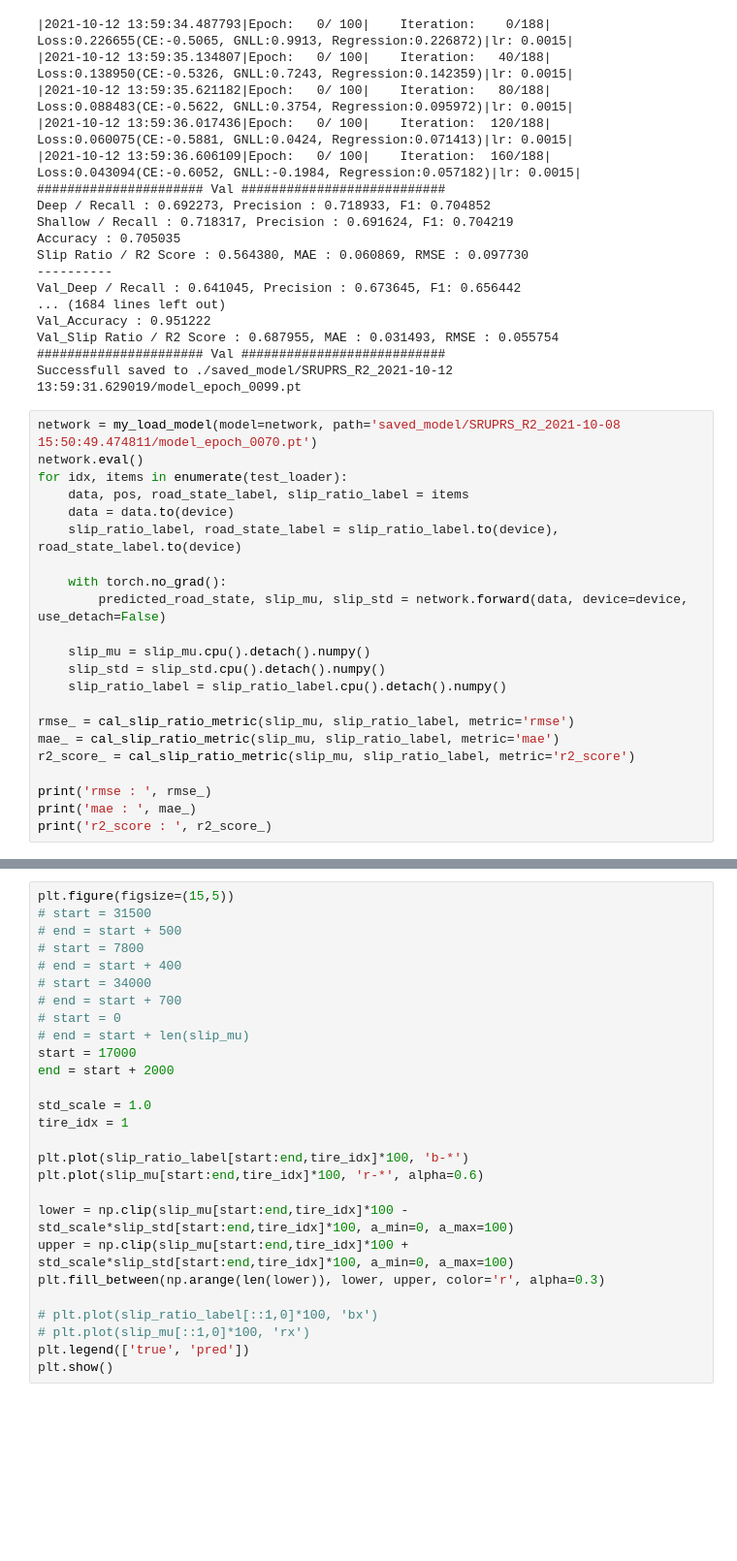
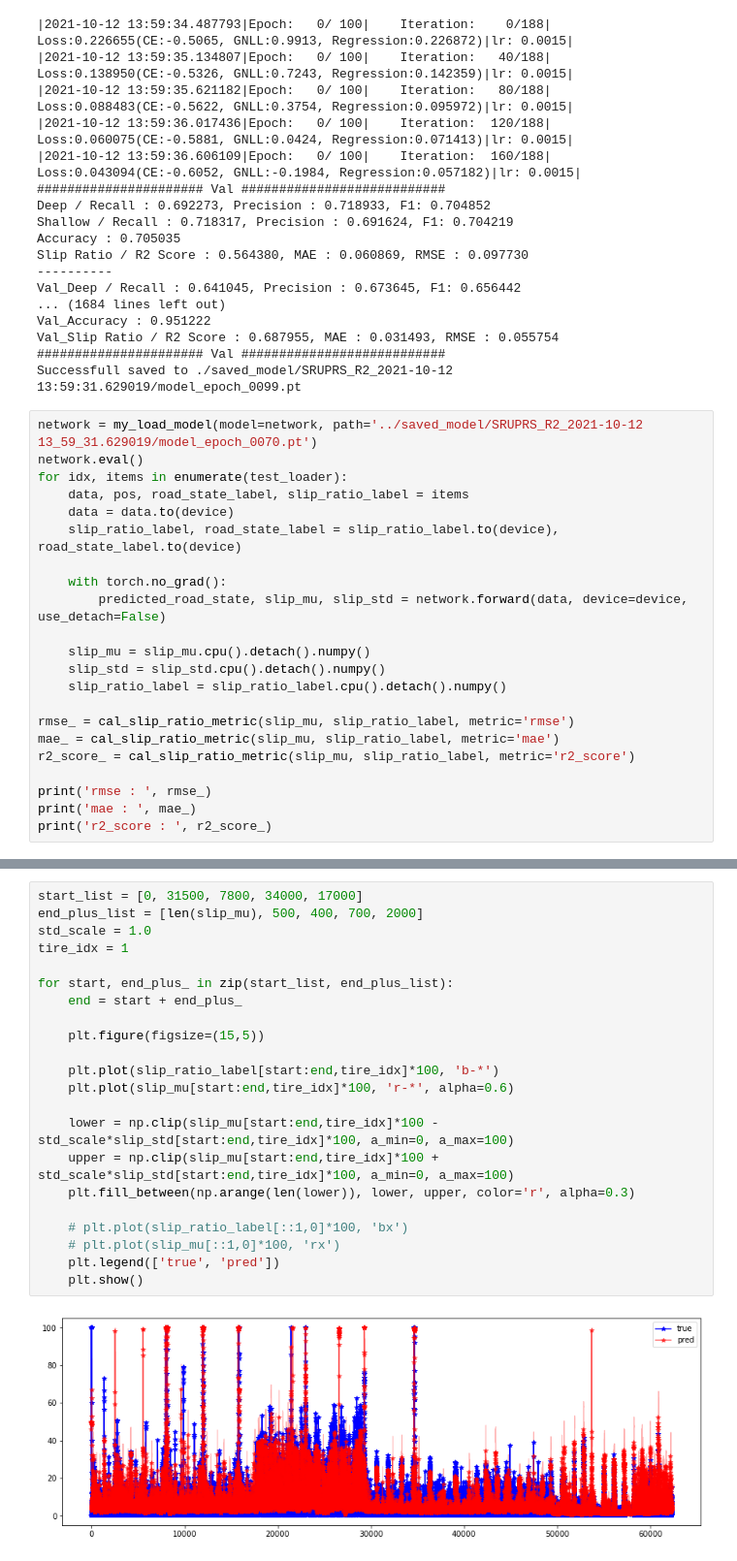
Before and after one commit to SKSKSK94/stuck-prediction, a Jupyter notebook: src/main.ipynb, the cells around one changed output, grey strips where cells are left out. Shown: that part at 97% size. Saved outputs shown, nothing was run; the diff lists cells and outputs as text; blank space fills up the shorter version.

```diff
--- a/src/main.ipynb
+++ b/src/main.ipynb
@@ -265,7 +265,7 @@ Val_Slip Ratio / R2 Score : 0.687955, MAE : 0.031493, RMSE : 0.055754
 ###################### Val ###########################
 Successfull saved to ./saved_model/SRUPRS_R2_2021-10-12 13:59:31.629019/model_epoch_0099.pt
 # %%
-network = my_load_model(model=network, path='saved_model/SRUPRS_R2_2021-10-08 15:50:49.474811/model_epoch_0070.pt')
+network = my_load_model(model=network, path='../saved_model/SRUPRS_R2_2021-10-12 13_59_31.629019/model_epoch_0070.pt')
 network.eval()
 for idx, items in enumerate(test_loader):
     data, pos, road_state_label, slip_ratio_label = items
@@ -289,27 +294,24 @@ print('r2_score : ', r2_score_)
 # %%
-plt.figure(figsize=(15,5))
-# start = 31500
-# end = start + 500
-# start = 7800
-# end = start + 400
-# start = 34000
-# end = start + 700
-# start = 0
-# end = start + len(slip_mu)
-start = 17000
-end = start + 2000
-
+start_list = [0, 31500, 7800, 34000, 17000]
+end_plus_list = [len(slip_mu), 500, 400, 700, 2000]
 std_scale = 1.0
 tire_idx = 1
 
-plt.plot(slip_ratio_label[start:end,tire_idx]*100, 'b-*')
-plt.plot(slip_mu[start:end,tire_idx]*100, 'r-*', alpha=0.6)
+for start, end_plus_ in zip(start_list, end_plus_list):
+    end = start + end_plus_
 
-lower = np.clip(slip_mu[start:end,tire_idx]*100 - std_scale*slip_std[start:end,tire_idx]*100, a_min=0, a_max=100)
-upper = np.clip(slip_mu[start:end,tire_idx]*100 + std_scale*slip_std[start:end,tire_idx]*100, a_min=0, a_max=100)
-plt.fill_between(np.arange(len(lower)), lower, upper, color='r', alpha=0.3)
+    plt.figure(figsize=(15,5))
 
-# plt.plot(slip_ratio_label[::1,0]*100, 'bx')
-# plt.plot(slip_mu[::1,0]*100, 'rx')
-plt.legend(['true', 'pred'])
-plt.show()
+    plt.plot(slip_ratio_label[start:end,tire_idx]*100, 'b-*')
+    plt.plot(slip_mu[start:end,tire_idx]*100, 'r-*', alpha=0.6)
+
+    lower = np.clip(slip_mu[start:end,tire_idx]*100 - std_scale*slip_std[start:end,tire_idx]*100, a_min=0, a_max=100)
+    upper = np.clip(slip_mu[start:end,tire_idx]*100 + std_scale*slip_std[start:end,tire_idx]*100, a_min=0, a_max=100)
+    plt.fill_between(np.arange(len(lower)), lower, upper, color='r', alpha=0.3)
+
+    # plt.plot(slip_ratio_label[::1,0]*100, 'bx')
+    # plt.plot(slip_mu[::1,0]*100, 'rx')
+    plt.legend(['true', 'pred'])
+    plt.show()
+# %% [output]
+[figure, added]
```
Also changed, not shown: parts of 3 cells of this notebook, 1 other file.
